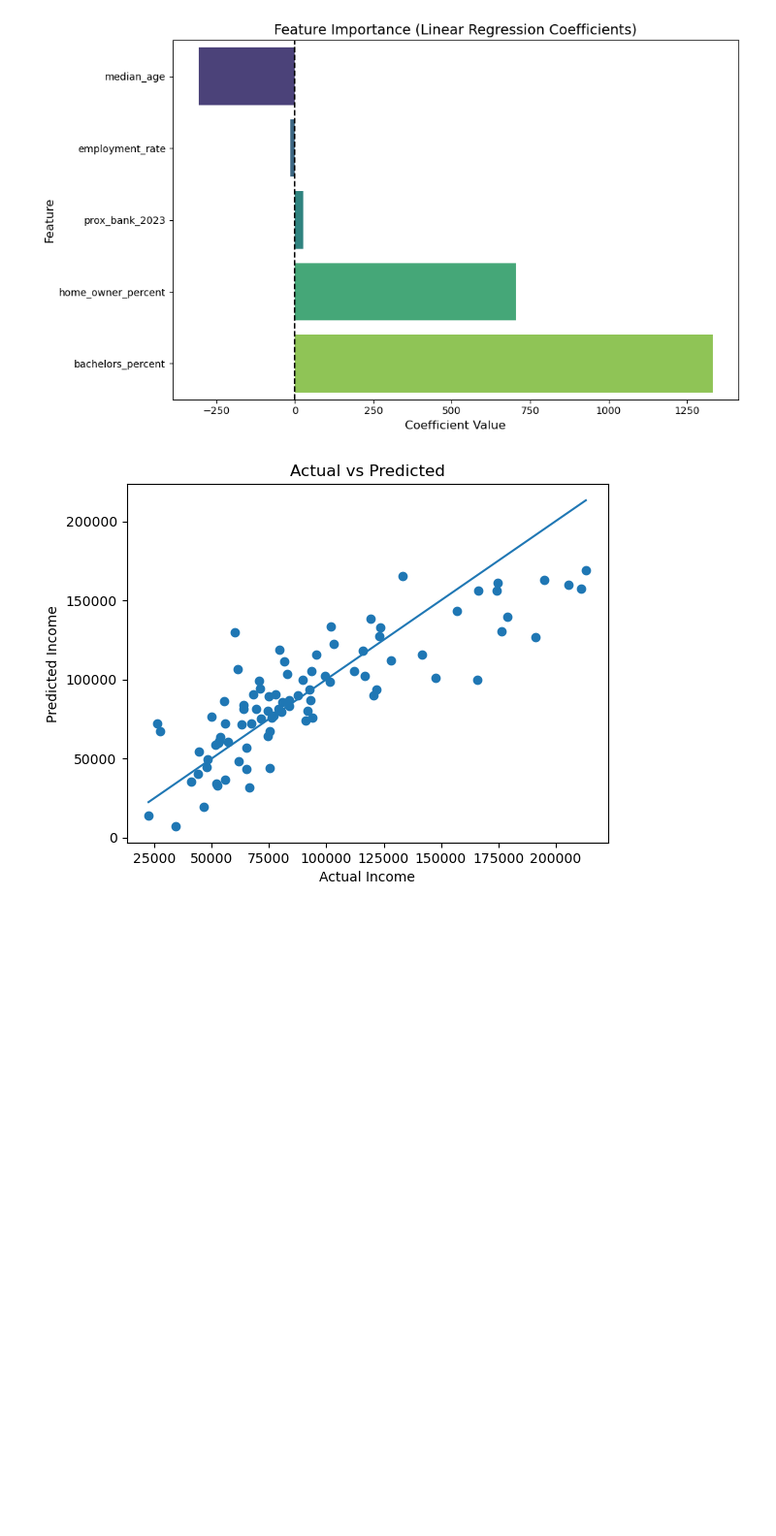
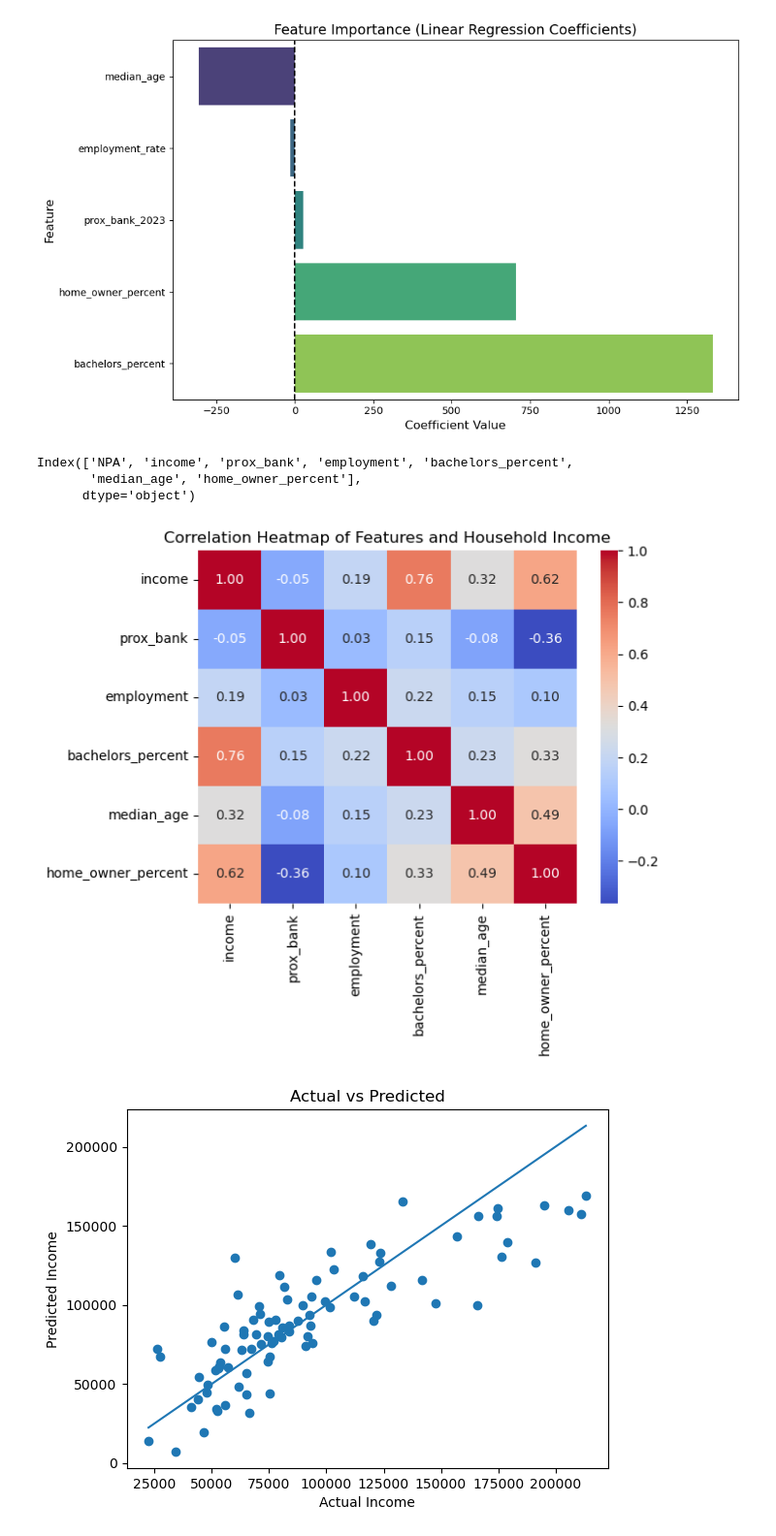
Before and after one commit to Beansproutss/Final_Project_2302, a Jupyter notebook: FinalExamCode.ipynb, the cells around one changed output. Shown at 97% size. Cells and saved outputs as stored; diff of their text form; code cells hidden in the pictures; blank space fills up the shorter version.

Commit message:
final fixes and heatmap added

```diff
--- a/FinalExamCode.ipynb
+++ b/FinalExamCode.ipynb
@@ -919,6 +940,28 @@ Passing `palette` without assigning `hue` is deprecated and will be removed in v
 
   sns.barplot(
 [figure]
+# %%
+print(df.columns)
+# %% [output]
+Index(['NPA', 'income', 'prox_bank', 'employment', 'bachelors_percent',
+       'median_age', 'home_owner_percent'],
+      dtype='object')
+# %%
+# Correlation Heatmap
+# This will visualize the relationships between different features in the dataset.
+corr = df[['income', 'prox_bank', 'employment', 'bachelors_percent', 'median_age', 'home_owner_percent']].copy()
+
+# Clean all columns: remove $, %, and commas, then convert to numeric
+for col in corr.columns:
+    corr[col] = corr[col].astype(str).str.replace('$', '', regex=False).str.replace('%', '', regex=False).str.replace(',', '', regex=False)
+    corr[col] = pd.to_numeric(corr[col], errors='coerce')
+
+corr = corr.corr()
+sns.heatmap(corr, annot=True, cmap="coolwarm", fmt=".2f")
+plt.title("Correlation Heatmap of Features and Household Income")
+plt.show()
+# %% [output]
+[figure, added]
 # %%
 # -----------------------------
 # 14. SCATTER PLOT
```
Also changed, not shown: parts of 4 cells of this notebook, 2 other files.
